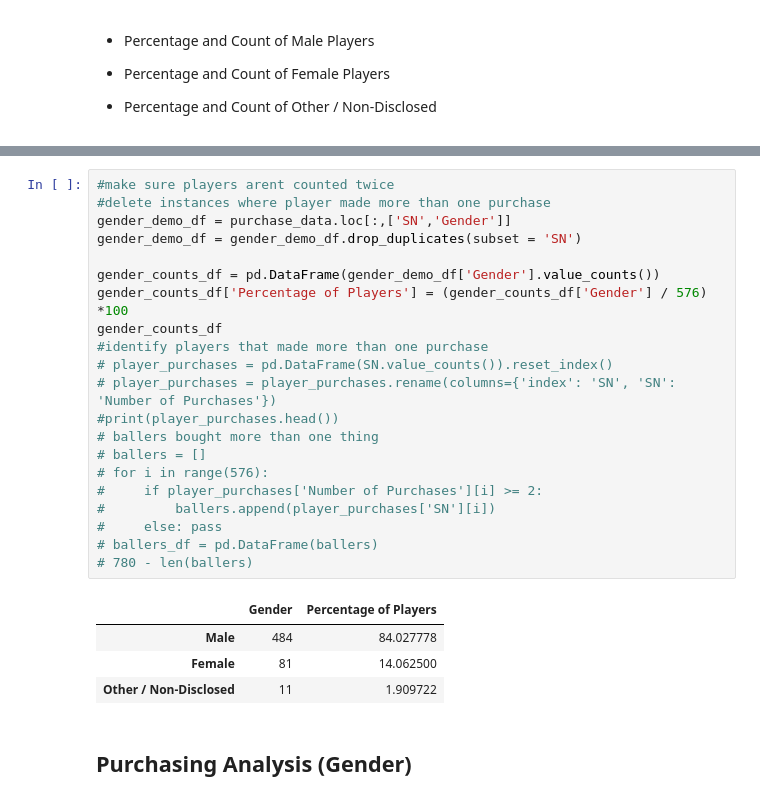
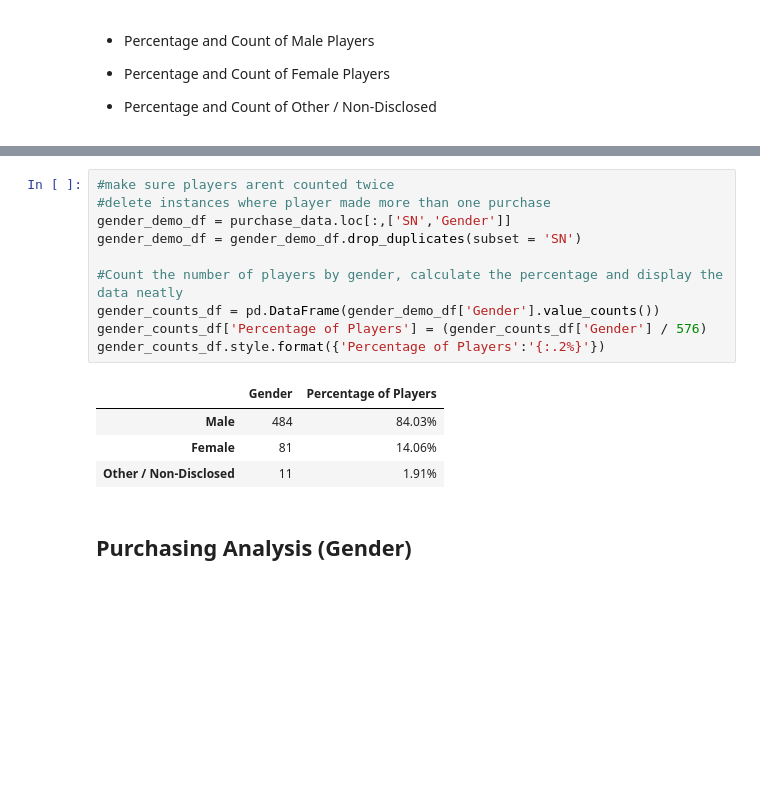
Before and after one commit to medinachuck/pandas-challenge, a Jupyter notebook: HeroesOfPymoli/HeroesOfPymoli_starter.ipynb, the cells around one changed output, grey strips where cells are left out. Cells and saved outputs as stored; diff of their text form; blank space fills up the shorter version.

Commit message:
Add gender analysis to ipyn file

```diff
--- a/HeroesOfPymoli/HeroesOfPymoli_starter.ipynb
+++ b/HeroesOfPymoli/HeroesOfPymoli_starter.ipynb
@@ -83,29 +76,18 @@ purchase_analysis
 # %%
 #make sure players arent counted twice
 #delete instances where player made more than one purchase
 gender_demo_df = purchase_data.loc[:,['SN','Gender']]
 gender_demo_df = gender_demo_df.drop_duplicates(subset = 'SN')
 
+#Count the number of players by gender, calculate the percentage and display the data neatly
 gender_counts_df = pd.DataFrame(gender_demo_df['Gender'].value_counts())
-gender_counts_df['Percentage of Players'] = (gender_counts_df['Gender'] / 576) *100
-gender_counts_df
-#identify players that made more than one purchase
-# player_purchases = pd.DataFrame(SN.value_counts()).reset_index()
-# player_purchases = player_purchases.rename(columns={'index': 'SN', 'SN': 'Number of Purchases'})
-#print(player_purchases.head())
-# ballers bought more than one thing
-# ballers = []
-# for i in range(576):
-#     if player_purchases['Number of Purchases'][i] >= 2:
-#         ballers.append(player_purchases['SN'][i])
-#     else: pass
-# ballers_df = pd.DataFrame(ballers)
-# 780 - len(ballers)
+gender_counts_df['Percentage of Players'] = (gender_counts_df['Gender'] / 576)
+gender_counts_df.style.format({'Percentage of Players':'{:.2%}'})
 # %% [output]
 |  | Gender | Percentage of Players |
-| Male | 484 | 84.027778 |
-| Female | 81 | 14.062500 |
-| Other / Non-Disclosed | 11 | 1.909722 |
+| Male | 484 | 84.03% |
+| Female | 81 | 14.06% |
+| Other / Non-Disclosed | 11 | 1.91% |
 # %% [markdown]
 
 ## Purchasing Analysis (Gender)
```
Also changed, not shown: parts of 5 cells of this notebook.
